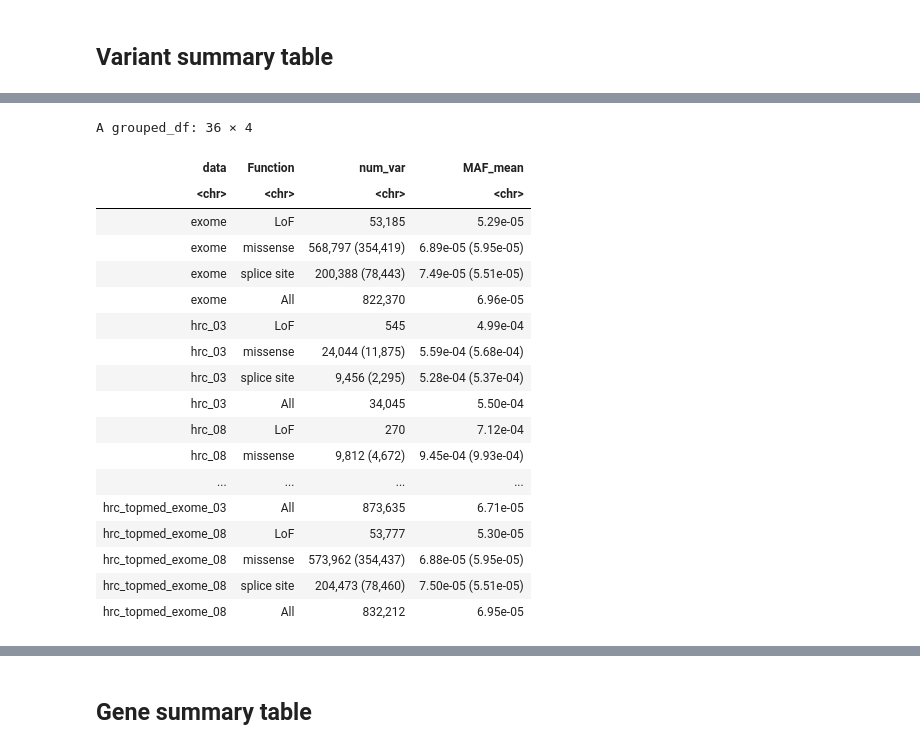
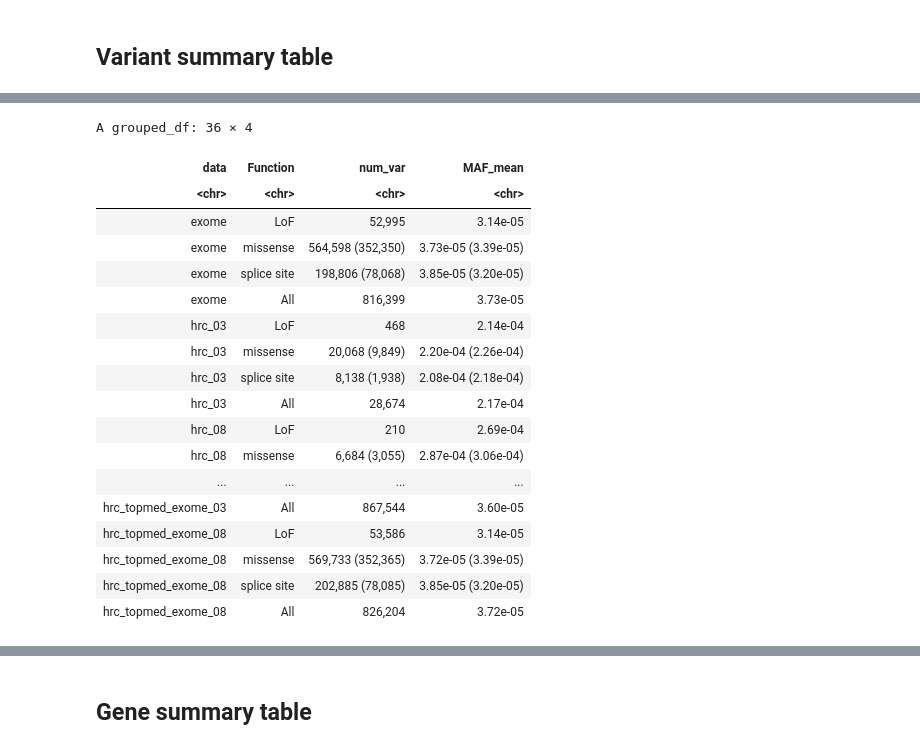
Before and after one commit to lamanda0227/imputation_brv, a Jupyter notebook: analysis/data_summary_analysis.ipynb, the cells around one changed output, grey strips where cells are left out. Drawn from its saved outputs; the diff is of its cells as text; code cells hidden in the pictures.

```diff
--- a/analysis/data_summary_analysis.ipynb
+++ b/analysis/data_summary_analysis.ipynb
@@ -465,6 +465,6 @@ hrc_08_chr2 <- fread("./hrc/hrc_chr2_rsq08_hg19_hg38_maf001_LOF_missense_annot.c
 # %%
-topmed_03_chr1 <- fread("./topmed_v3/topmed_chr1_rsq03_hg38_hg38_maf001_LOF_missense_annot.csv.gz")
-topmed_03_chr2 <- fread("./topmed_v3/topmed_chr2_rsq03_hg38_hg38_maf001_LOF_missense_annot.csv.gz")
-topmed_08_chr1 <- fread("./topmed_v3/topmed_chr1_rsq08_hg38_hg38_maf001_LOF_missense_annot.csv.gz")
-topmed_08_chr2 <- fread("./topmed_v3/topmed_chr2_rsq08_hg38_hg38_maf001_LOF_missense_annot.csv.gz")
+topmed_03_chr1 <- fread("./topmed_v3/topmed_chr1_rsq03_hg38_hg38_maf001_LOF_missense_all_annot.csv.gz")
+topmed_03_chr2 <- fread("./topmed_v3/topmed_chr2_rsq03_hg38_hg38_maf001_LOF_missense_all_annot.csv.gz")
+topmed_08_chr1 <- fread("./topmed_v3/topmed_chr1_rsq08_hg38_hg38_maf001_LOF_missense_all_annot.csv.gz")
+topmed_08_chr2 <- fread("./topmed_v3/topmed_chr2_rsq08_hg38_hg38_maf001_LOF_missense_all_annot.csv.gz")
 # %%
@@ -1052,25 +1052,25 @@ format_table <- function(df){
 generate_summary <- function(maf, numvar){
     maf <- gsub("\\.", "", as.character(maf))
 
-    exome_chr1 <- fread(sprintf("./exome/ukb23156_c1.merged.filtered.hg38.hg38_multianno_formatted_sel_col_maf%s_LOF_missense%s.csv.gz", maf, numvar))
-    exome_chr2 <- fread(sprintf("./exome/ukb23156_c2.merged.filtered.hg38.hg38_multianno_formatted_sel_col_maf%s_LOF_missense%s.csv.gz", maf, numvar))
+    exome_chr1 <- fread(sprintf("./exome/ukb23156_c1.merged.filtered.hg38.hg38_multianno_formatted_sel_col_maf%s_LOF_missense_all.csv.gz", maf))
+    exome_chr2 <- fread(sprintf("./exome/ukb23156_c2.merged.filtered.hg38.hg38_multianno_formatted_sel_col_maf%s_LOF_missense_all.csv.gz", maf))
 
-    hrc_03_chr1 <- fread(sprintf("./hrc/hrc_chr1_rsq03_hg19_hg38_maf%s_LOF_missense%s_annot.csv.gz", maf, numvar))
-    hrc_03_chr2 <- fread(sprintf("./hrc/hrc_chr2_rsq03_hg19_hg38_maf%s_LOF_missense%s_annot.csv.gz", maf, numvar))
+    hrc_03_chr1 <- fread(sprintf("./hrc/hrc_chr1_rsq03_hg19_hg38_maf%s_LOF_missense_all_annot.csv.gz", maf))
+    hrc_03_chr2 <- fread(sprintf("./hrc/hrc_chr2_rsq03_hg19_hg38_maf%s_LOF_missense_all_annot.csv.gz", maf))
 
-    hrc_08_chr1 <- fread(sprintf("./hrc/hrc_chr1_rsq08_hg19_hg38_maf%s_LOF_missense%s_annot.csv.gz", maf, numvar))
-    hrc_08_chr2 <- fread(sprintf("./hrc/hrc_chr2_rsq08_hg19_hg38_maf%s_LOF_missense%s_annot.csv.gz", maf, numvar))
+    hrc_08_chr1 <- fread(sprintf("./hrc/hrc_chr1_rsq08_hg19_hg38_maf%s_LOF_missense_all_annot.csv.gz", maf))
+    hrc_08_chr2 <- fread(sprintf("./hrc/hrc_chr2_rsq08_hg19_hg38_maf%s_LOF_missense_all_annot.csv.gz", maf))
 
-    topmed_03_chr1 <- fread(sprintf("./topmed_v3/topmed_chr1_rsq03_hg38_hg38_maf%s_LOF_missense_annot.csv.gz", maf))
-    topmed_03_chr2 <- fread(sprintf("./topmed_v3/topmed_chr2_rsq03_hg38_hg38_maf%s_LOF_missense_annot.csv.gz", maf))
+    topmed_03_chr1 <- fread(sprintf("./topmed_v3/topmed_chr1_rsq03_hg38_hg38_maf%s_LOF_missense_all_annot.csv.gz", maf))
+    topmed_03_chr2 <- fread(sprintf("./topmed_v3/topmed_chr2_rsq03_hg38_hg38_maf%s_LOF_missense_all_annot.csv.gz", maf))
 
-    topmed_08_chr1 <- fread(sprintf("./topmed_v3/topmed_chr1_rsq08_hg38_hg38_maf%s_LOF_missense_annot.csv.gz", maf))
-    topmed_08_chr2 <- fread(sprintf("./topmed_v3/topmed_chr2_rsq08_hg38_hg38_maf%s_LOF_missense_annot.csv.gz", maf))
+    topmed_08_chr1 <- fread(sprintf("./topmed_v3/topmed_chr1_rsq08_hg38_hg38_maf%s_LOF_missense_all_annot.csv.gz", maf))
+    topmed_08_chr2 <- fread(sprintf("./topmed_v3/topmed_chr2_rsq08_hg38_hg38_maf%s_LOF_missense_all_annot.csv.gz", maf))
 
-    hrc_topmed_03 <- fread(sprintf("./hrc_topmed/hrc_topmed_v3_168206ids_rsq03_maf%s_annot.csv.gz", maf))
-    hrc_topmed_08 <- fread(sprintf("./hrc_topmed/hrc_topmed_v3_168206ids_rsq08_maf%s_annot.csv.gz", maf))
-    hrc_topmed_exome_03 <- fread(sprintf("./hrc_topmed_exome/hrc_topmed_v3_exome_168206ids_rsq03_maf%s_annot.csv.gz", maf))
-    hrc_topmed_exome_08 <- fread(sprintf("./hrc_topmed_exome/hrc_topmed_v3_exome_168206ids_rsq08_maf%s_annot.csv.gz", maf))
+    hrc_topmed_03 <- fread(sprintf("./hrc_topmed/hrc_topmed_v3_168206ids_rsq03_maf%s_all_annot.csv.gz", maf))
+    hrc_topmed_08 <- fread(sprintf("./hrc_topmed/hrc_topmed_v3_168206ids_rsq08_maf%s_all_annot.csv.gz", maf))
+    hrc_topmed_exome_03 <- fread(sprintf("./hrc_topmed_exome/hrc_topmed_v3_exome_168206ids_rsq03_maf%s_all_annot.csv.gz", maf))
+    hrc_topmed_exome_08 <- fread(sprintf("./hrc_topmed_exome/hrc_topmed_v3_exome_168206ids_rsq08_maf%s_all_annot.csv.gz", maf))
 
     exome <- format_table(rbind(exome_chr1, exome_chr2))
     hrc_03 <- format_table(rbind(hrc_03_chr1, hrc_03_chr2))
@@ -1098,0 +1095,4 @@ tab_maf0001_all <- generate_summary(0.001, "_all") %>% mutate(Function = gsub('s
+# %%
+tab_maf001 <- generate_summary(0.01, "_all") %>% mutate(Function = gsub('splicing', 'splice site', Function))
+tab_maf0005 <- generate_summary(0.005, "_all") %>% mutate(Function = gsub('splicing', 'splice site', Function))
+tab_maf0001 <- generate_summary(0.001, "_all") %>% mutate(Function = gsub('splicing', 'splice site', Function))
@@ -1121,22 +1143,22 @@ A grouped_df: 36 × 4
 # %%
-tab_maf0005_all
+tab_maf0001
 # %% [output]
 A grouped_df: 36 × 4
 | data | Function | num_var | MAF_mean |
 | <chr> | <chr> | <chr> | <chr> |
-| exome | LoF | 53,185 | 5.29e-05 |
-| exome | missense | 568,797 (354,419) | 6.89e-05 (5.95e-05) |
-| exome | splice site | 200,388 (78,443) | 7.49e-05 (5.51e-05) |
-| exome | All | 822,370 | 6.96e-05 |
-| hrc_03 | LoF | 545 | 4.99e-04 |
-| hrc_03 | missense | 24,044 (11,875) | 5.59e-04 (5.68e-04) |
-| hrc_03 | splice site | 9,456 (2,295) | 5.28e-04 (5.37e-04) |
-| hrc_03 | All | 34,045 | 5.50e-04 |
-| hrc_08 | LoF | 270 | 7.12e-04 |
-| hrc_08 | missense | 9,812 (4,672) | 9.45e-04 (9.93e-04) |
+| exome | LoF | 52,995 | 3.14e-05 |
+| exome | missense | 564,598 (352,350) | 3.73e-05 (3.39e-05) |
+| exome | splice site | 198,806 (78,068) | 3.85e-05 (3.20e-05) |
+| exome | All | 816,399 | 3.73e-05 |
+| hrc_03 | LoF | 468 | 2.14e-04 |
+| hrc_03 | missense | 20,068 (9,849) | 2.20e-04 (2.26e-04) |
+| hrc_03 | splice site | 8,138 (1,938) | 2.08e-04 (2.18e-04) |
+| hrc_03 | All | 28,674 | 2.17e-04 |
+| hrc_08 | LoF | 210 | 2.69e-04 |
+| hrc_08 | missense | 6,684 (3,055) | 2.87e-04 (3.06e-04) |
 | ... | ... | ... | ... |
-| hrc_topmed_exome_03 | All | 873,635 | 6.71e-05 |
-| hrc_topmed_exome_08 | LoF | 53,777 | 5.30e-05 |
-| hrc_topmed_exome_08 | missense | 573,962 (354,437) | 6.88e-05 (5.95e-05) |
-| hrc_topmed_exome_08 | splice site | 204,473 (78,460) | 7.50e-05 (5.51e-05) |
-| hrc_topmed_exome_08 | All | 832,212 | 6.95e-05 |
+| hrc_topmed_exome_03 | All | 867,544 | 3.60e-05 |
+| hrc_topmed_exome_08 | LoF | 53,586 | 3.14e-05 |
+| hrc_topmed_exome_08 | missense | 569,733 (352,365) | 3.72e-05 (3.39e-05) |
+| hrc_topmed_exome_08 | splice site | 202,885 (78,085) | 3.85e-05 (3.20e-05) |
+| hrc_topmed_exome_08 | All | 826,204 | 3.72e-05 |
```
Also changed, not shown: parts of 24 cells of this notebook, 9 other files.
